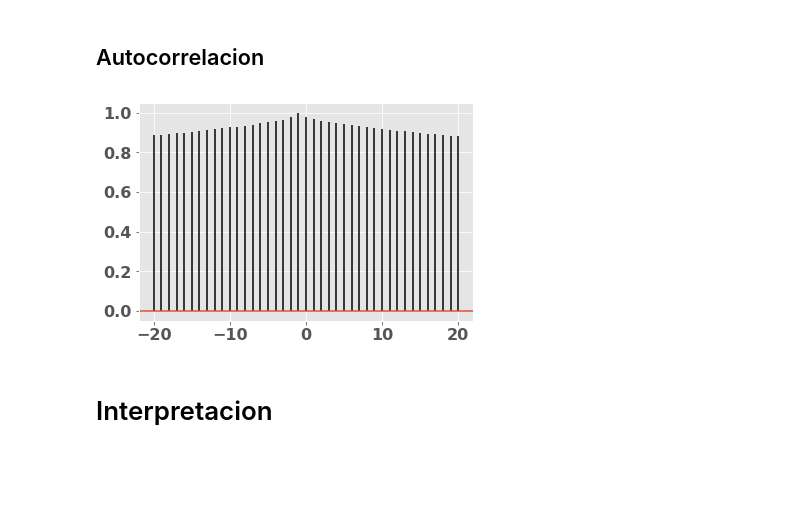
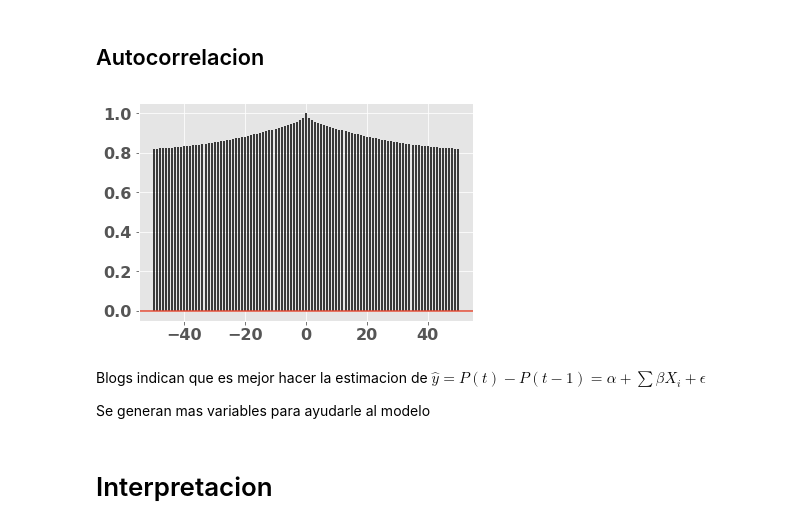
Before and after one commit to serch86/oil_moloacan_prediction, a Jupyter notebook: moloacan_2_clustering.ipynb, the cells around one changed output. Drawn from its saved outputs; the diff is of its cells as text; code cells hidden in the pictures; blank space fills up the shorter version.

Commit message:
guardado de modelo e inicio de serie de tiempo

```diff
--- a/moloacan_2_clustering.ipynb
+++ b/moloacan_2_clustering.ipynb
@@ -464,3 +449,3 @@ df_gas.columns = ['Qgas_mes_MMpc_t_6','Qgas_mes_MMpc_t_5','Qgas_mes_MMpc_t_4',
 # %%
-df = pd.merge(df, df_gas, right_index=True, left_index=True)
+# df = pd.merge(df, df_gas, right_index=True, left_index=True)
 # %%
@@ -502,3 +475,3 @@ df_water.columns = ['Qwater_mes_b_t_6','Qwater_mes_b_t_5','Qwater_mes_b_t_4',
 # %%
-df = pd.merge(df, df_water, right_index=True, left_index=True)
+# df = pd.merge(df, df_water, right_index=True, left_index=True)
 # %%
@@ -555,14 +516,17 @@ num_cols = ['Qomes_b_t_6', 'Qomes_b_t_5', 'Qomes_b_t_4',
        'Qomes_b_t_3', 'Qomes_b_t_2', 'Qomes_b_t_1',
        'diff_t_6_t_5', 'diff_t_5_t_4', 'diff_t_4_t_3', 'diff_t_3_t_2',
        'diff_t_2_t_1', 'std_t_6_t_1', 'mean_t_6_t_1', 'median_t_6_t_1',
-       'min_t_6_t_1', 'max_t_6_t_1', 'Dias_de_Operacion_t_6',
-       'Dias_de_Operacion_t_5', 'Dias_de_Operacion_t_4',
-       'Dias_de_Operacion_t_3', 'Dias_de_Operacion_t_2',
-       'Dias_de_Operacion_t_1','Qgas_mes_MMpc_t_6',
-       'Qgas_mes_MMpc_t_5', 'Qgas_mes_MMpc_t_4', 'Qgas_mes_MMpc_t_3',
-       'Qgas_mes_MMpc_t_2', 'Qgas_mes_MMpc_t_1', 'Qwater_mes_b_t_6',
-       'Qwater_mes_b_t_5', 'Qwater_mes_b_t_4', 'Qwater_mes_b_t_3',
-       'Qwater_mes_b_t_2', 'Qwater_mes_b_t_1']
+       'min_t_6_t_1', 'max_t_6_t_1',
+#        'Dias_de_Operacion_t_6',
+#        'Dias_de_Operacion_t_5', 'Dias_de_Operacion_t_4',
+#        'Dias_de_Operacion_t_3', 'Dias_de_Operacion_t_2',
+#        'Dias_de_Operacion_t_1',
+#        'Qgas_mes_MMpc_t_6',
+#        'Qgas_mes_MMpc_t_5', 'Qgas_mes_MMpc_t_4', 'Qgas_mes_MMpc_t_3',
+#        'Qgas_mes_MMpc_t_2', 'Qgas_mes_MMpc_t_1', 'Qwater_mes_b_t_6',
+#        'Qwater_mes_b_t_5', 'Qwater_mes_b_t_4', 'Qwater_mes_b_t_3',
+#        'Qwater_mes_b_t_2', 'Qwater_mes_b_t_1'
+           ]
 # %%
 df_std = (df_train[num_cols] - df_train[num_cols].mean() )/ df_train[num_cols].std()
 # %%
@@ -615,6 +573,6 @@ Index(['Pozo', 'fecha_produccion', 'Qomes_b_t_6', 'Qomes_b_t_5', 'Qomes_b_t_4',
 # %%
 lat_lon_pozo = datos_generales_pozos.groupby('NOMBRE_DE_POZO')[['LATITUD','LONGITUD']].first()
 lat_lon_pozo.reset_index(inplace=True)
-lat_lon_pozo.columns = ['Pozo','latiutd', 'longitud']
+lat_lon_pozo.columns = ['Pozo','latitud', 'longitud']
 lat_lon_pozo.head()
 # %% [output]
@@ -894,10 +836,14 @@ Name: Qomes_b_t, dtype: float64
 # %% [markdown]
 ## Autocorrelacion
 # %%
-plt.xcorr(df_train.Qomes_b_t, df_train.Qomes_b_t_1,maxlags=20, usevlines=1)
+plt.xcorr(df_train.Qomes_b_t, df_train.Qomes_b_t,maxlags=50, usevlines=1)
 plt.show()
 # %% [output]
-[figure, old version]
+[figure, new version]
+# %% [markdown]
+Blogs indican que es mejor hacer la estimacion de $\hat{y}=P(t)-P(t-1)=\alpha + \sum {\beta X_i} + \epsilon$
+
+Se generan mas variables para ayudarle al modelo
 # %% [markdown]
 # Interpretacion
 # %%
```
Also changed, not shown: parts of 66 cells of this notebook, 1 other file.
